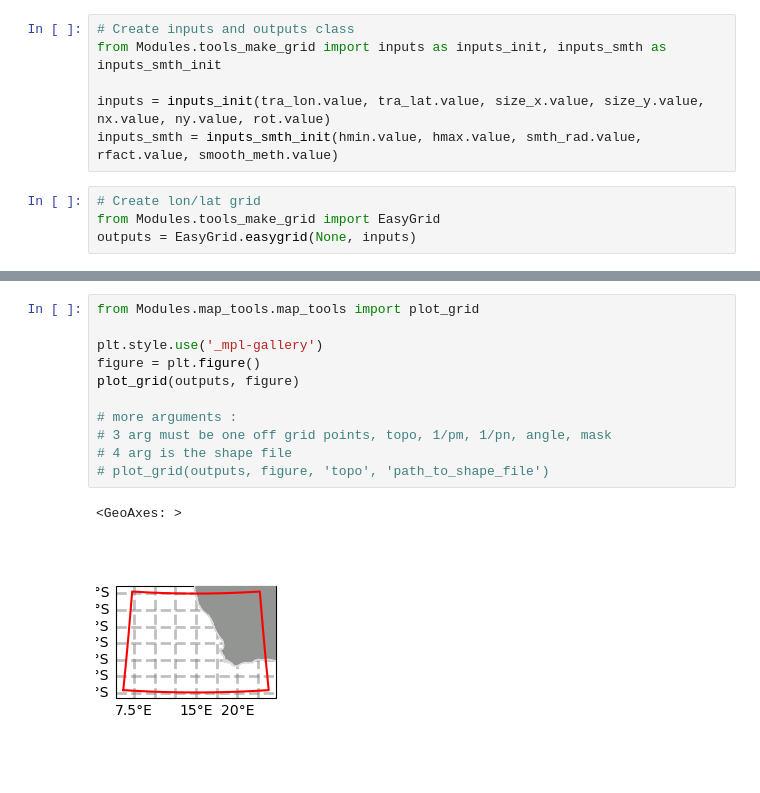
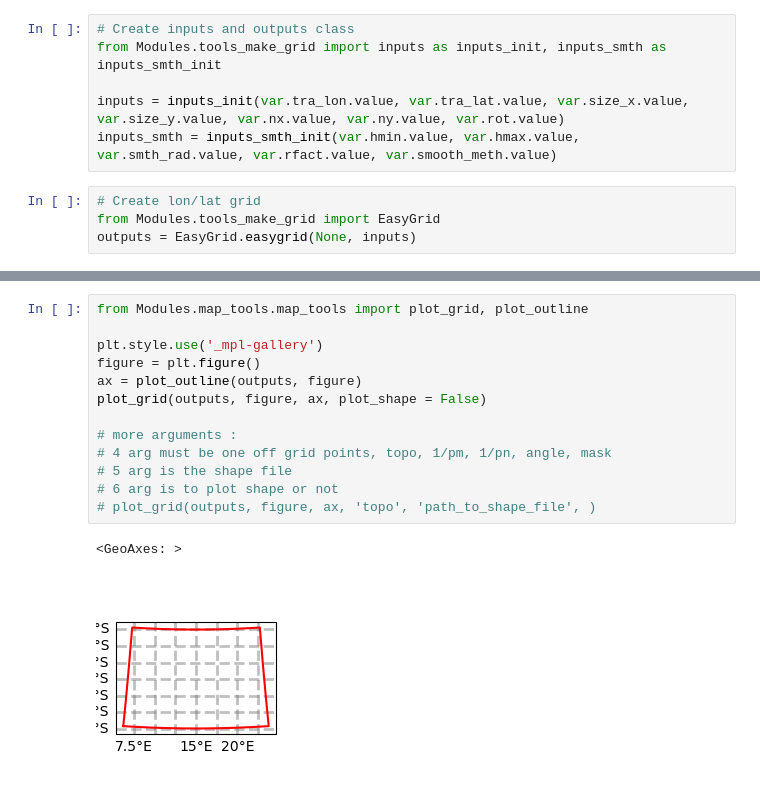
Before and after one commit to alcoat/croco_pytools, a Jupyter notebook: make_grid.ipynb, the cells around one changed output, grey strips where cells are left out. Drawn from its saved outputs; the diff is of its cells as text.

```diff
--- a/make_grid.ipynb
+++ b/make_grid.ipynb
@@ -133,8 +34,8 @@ Text(value='./data/input/gshhs/GSHHS_shp/f/GSHHS_f_L1.shp', description='Coastli
 # Create inputs and outputs class
 from Modules.tools_make_grid import inputs as inputs_init, inputs_smth as inputs_smth_init
 
-inputs = inputs_init(tra_lon.value, tra_lat.value, size_x.value, size_y.value, nx.value, ny.value, rot.value)
-inputs_smth = inputs_smth_init(hmin.value, hmax.value, smth_rad.value, rfact.value, smooth_meth.value)
+inputs = inputs_init(var.tra_lon.value, var.tra_lat.value, var.size_x.value, var.size_y.value, var.nx.value, var.ny.value, var.rot.value)
+inputs_smth = inputs_smth_init(var.hmin.value, var.hmax.value, var.smth_rad.value, var.rfact.value, var.smooth_meth.value)
 # %%
 # Create lon/lat grid
 from Modules.tools_make_grid import EasyGrid
@@ -182,14 +83,16 @@ Building mask from  ./data/input/gshhs/GSHHS_shp/f/GSHHS_f_L1.shp
 # %%
-from Modules.map_tools.map_tools import plot_grid
+from Modules.map_tools.map_tools import plot_grid, plot_outline
 
 plt.style.use('_mpl-gallery')
 figure = plt.figure()
-plot_grid(outputs, figure)
+ax = plot_outline(outputs, figure)
+plot_grid(outputs, figure, ax, plot_shape = False)
 
 # more arguments :
-# 3 arg must be one off grid points, topo, 1/pm, 1/pn, angle, mask
-# 4 arg is the shape file
-# plot_grid(outputs, figure, 'topo', 'path_to_shape_file')
+# 4 arg must be one off grid points, topo, 1/pm, 1/pn, angle, mask
+# 5 arg is the shape file
+# 6 arg is to plot shape or not
+# plot_grid(outputs, figure, ax, 'topo', 'path_to_shape_file', )
 # %% [output]
 <GeoAxes: >
-[figure, old version]
+[figure, new version]
```
Also changed, not shown: parts of 7 cells of this notebook.
